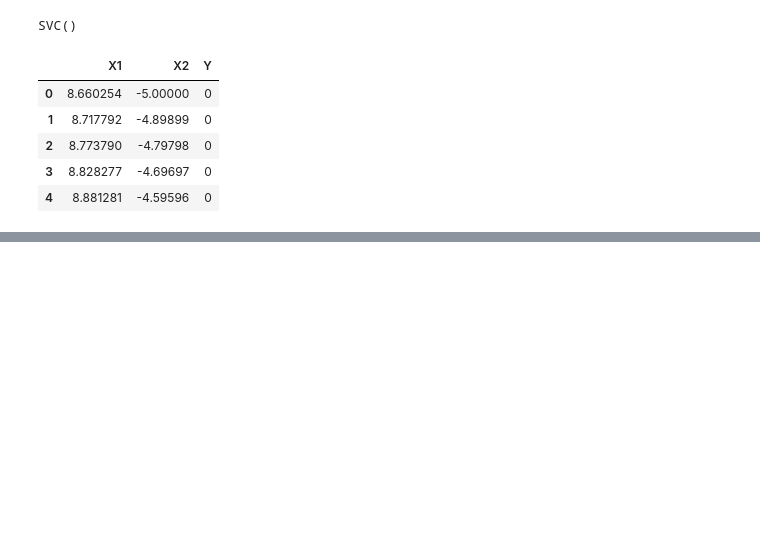
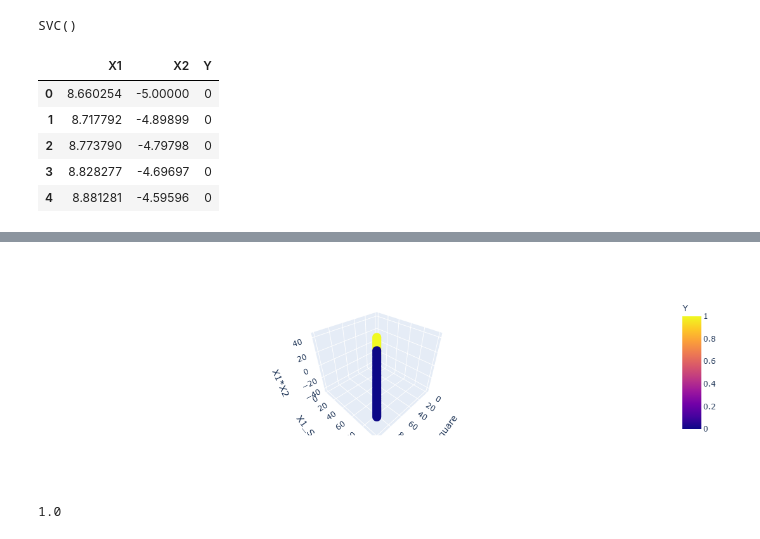
Before and after one commit to harkirat-data/SVM-kernels, a Jupyter notebook: kernels.ipynb, the cells around one changed output, grey strips where cells are left out. Drawn from its saved outputs; the diff is of its cells as text; code cells hidden in the pictures; blank space fills up the shorter version.

Commit message:
Training and prediction

```diff
--- a/kernels.ipynb
+++ b/kernels.ipynb
@@ -87,0 +162,13 @@ df.head()
+# %%
+fig = px.scatter_3d(df, x='X1_Square', y='X1_Square', z='X1*X2',
+              color='Y')
+fig.show()
+# %% [output]
+[figure, added]
+# %%
+classifier = SVC(kernel="linear")
+classifier.fit(X_train, y_train)
+y_pred = classifier.predict(X_test)
+accuracy_score(y_test, y_pred)
+# %% [output]
+1.0
```
Also changed, not shown: parts of 8 cells of this notebook.
